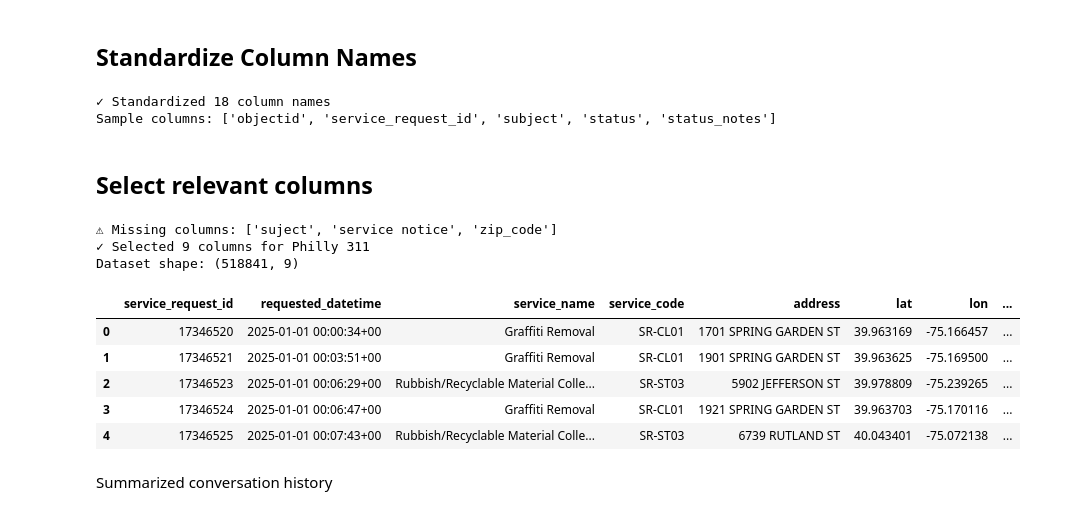
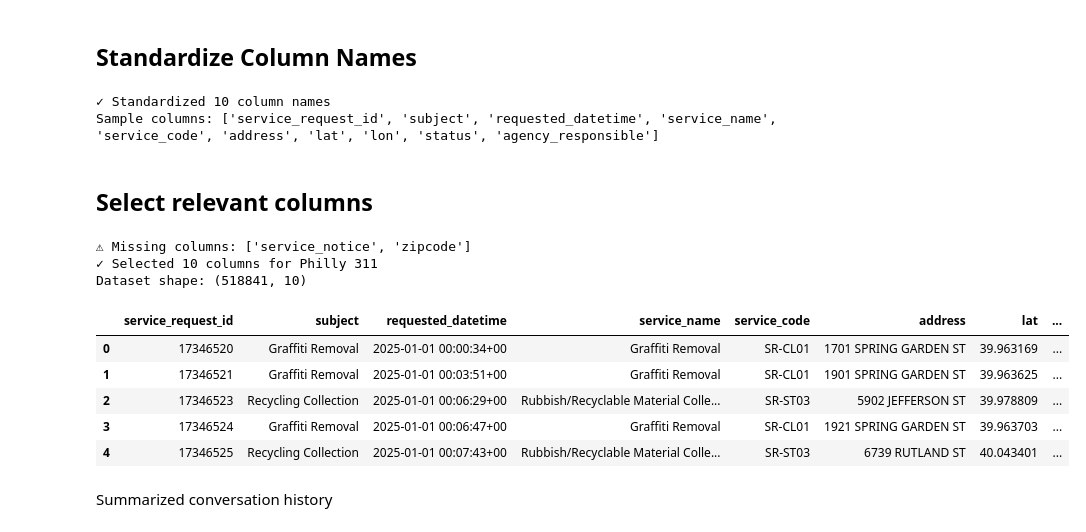
Before and after one commit to AustinK0/CS4630_Group3_Project1, a Jupyter notebook: notebooks/data_cleaning.ipynb, the cells around one changed output. Cells and saved outputs as stored; diff of their text form; code cells hidden in the pictures.

Commit message:
updated clean file to include subject column

```diff
--- a/notebooks/data_cleaning.ipynb
+++ b/notebooks/data_cleaning.ipynb
@@ -62,51 +62,51 @@ df.columns = (
 )
 
 print(f"✓ Standardized {len(df.columns)} column names")
-print(f"Sample columns: {list(df.columns[:5])}")
+print(f"Sample columns: {list(df.columns)}")
 # %% [output]
-✓ Standardized 18 column names
-Sample columns: ['objectid', 'service_request_id', 'subject', 'status', 'status_notes']
+✓ Standardized 10 column names
+Sample columns: ['service_request_id', 'subject', 'requested_datetime', 'service_name', 'service_code', 'address', 'lat', 'lon', 'status', 'agency_responsible']
 # %% [markdown]
 ## Select relevant columns
 # %%
 # SECTION 3: Select Relevant Columns for Philly 311
 # Update this list based on the actual columns in philly_311_raw.csv
 columns_to_keep = [
     "service_request_id",      # Unique identifier for Philly 311
-    "suject",                 # Subject of the request (if available)
+    "subject",                 # Subject of the request (if available)
     "requested_datetime",      # When the request was made
     "service_name",            # Type/category of service requested
     "service_code",            # Service code (if available)
-    "service notice",         # Service notice (if available)
+    "service_notice",         # Service notice (if available)
     "address",                 # Address of the request
-    "zip_code",                # ZIP code
+    "zipcode",                # ZIP code
     "lat",                     # Latitude
     "lon",                    # Longitude
     "status",                  # Status of the request (if available)
     "agency_responsible"       # Agency handling the request (if available)
 ]
 
 # Only keep columns that exist in the DataFrame
 available_cols = [c for c in columns_to_keep if c in df.columns]
 missing_cols = [c for c in columns_to_keep if c not in df.columns]
 
 if missing_cols:
     print(f"⚠ Missing columns: {missing_cols}")
 
 df = df[available_cols].copy()
 print(f"✓ Selected {len(df.columns)} columns for Philly 311")
 print(f"Dataset shape: {df.shape}")
 df.head()
 # %% [output]
-⚠ Missing columns: ['suject', 'service notice', 'zip_code']
-✓ Selected 9 columns for Philly 311
-Dataset shape: (518841, 9)
+⚠ Missing columns: ['service_notice', 'zipcode']
+✓ Selected 10 columns for Philly 311
+Dataset shape: (518841, 10)
-|  | service_request_id | requested_datetime | service_name | service_code | address | lat | lon | ... |
-| 0 | 17346520 | 2025-01-01 00:00:34+00 | Graffiti Removal | SR-CL01 | 1701 SPRING GARDEN ST | 39.963169 | -75.166457 | ... |
-| 1 | 17346521 | 2025-01-01 00:03:51+00 | Graffiti Removal | SR-CL01 | 1901 SPRING GARDEN ST | 39.963625 | -75.169500 | ... |
-| 2 | 17346523 | 2025-01-01 00:06:29+00 | Rubbish/Recyclable Material Colle... | SR-ST03 | 5902 JEFFERSON ST | 39.978809 | -75.239265 | ... |
-| 3 | 17346524 | 2025-01-01 00:06:47+00 | Graffiti Removal | SR-CL01 | 1921 SPRING GARDEN ST | 39.963703 | -75.170116 | ... |
-| 4 | 17346525 | 2025-01-01 00:07:43+00 | Rubbish/Recyclable Material Colle... | SR-ST03 | 6739 RUTLAND ST | 40.043401 | -75.072138 | ... |
+|  | service_request_id | subject | requested_datetime | service_name | service_code | address | lat | ... |
+| 0 | 17346520 | Graffiti Removal | 2025-01-01 00:00:34+00 | Graffiti Removal | SR-CL01 | 1701 SPRING GARDEN ST | 39.963169 | ... |
+| 1 | 17346521 | Graffiti Removal | 2025-01-01 00:03:51+00 | Graffiti Removal | SR-CL01 | 1901 SPRING GARDEN ST | 39.963625 | ... |
+| 2 | 17346523 | Recycling Collection | 2025-01-01 00:06:29+00 | Rubbish/Recyclable Material Colle... | SR-ST03 | 5902 JEFFERSON ST | 39.978809 | ... |
+| 3 | 17346524 | Graffiti Removal | 2025-01-01 00:06:47+00 | Graffiti Removal | SR-CL01 | 1921 SPRING GARDEN ST | 39.963703 | ... |
+| 4 | 17346525 | Recycling Collection | 2025-01-01 00:07:43+00 | Rubbish/Recyclable Material Colle... | SR-ST03 | 6739 RUTLAND ST | 40.043401 | ... |
 # %% [markdown]
 Summarized conversation history
 # %% [markdown]
```
Also changed, not shown: parts of 4 cells of this notebook.
